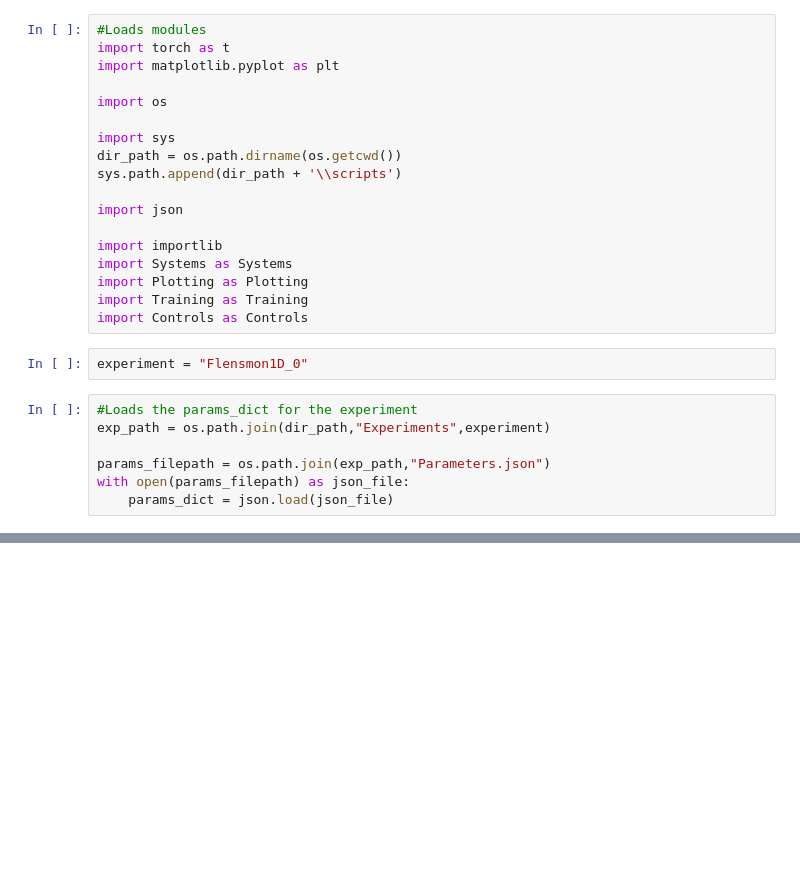
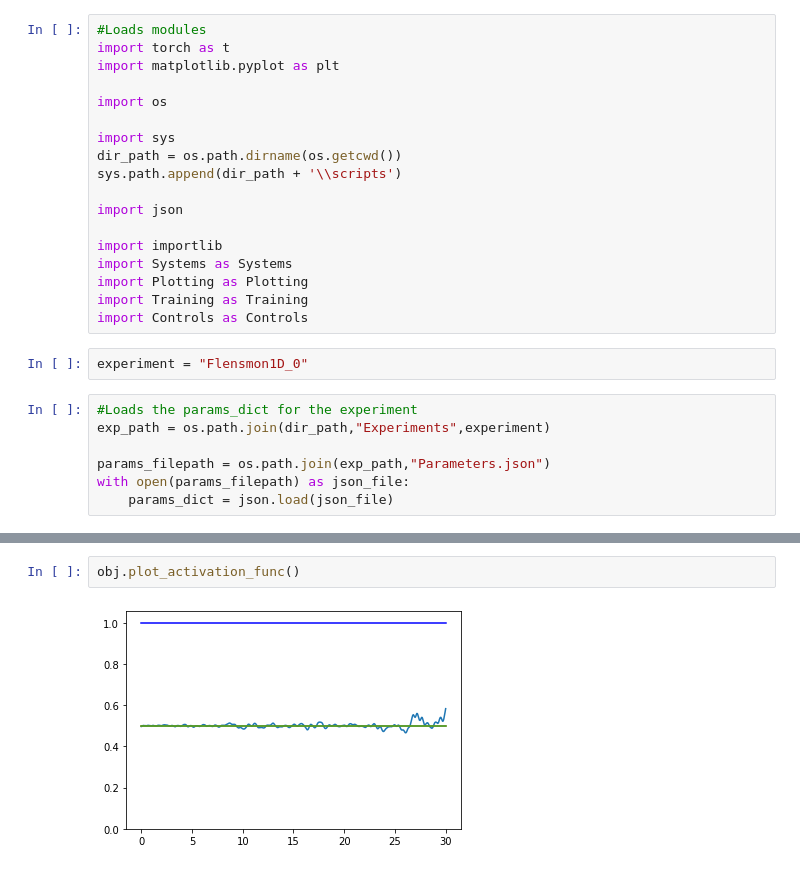
Before and after one commit to Vinther901/Quantum-Optimal-Control, a Jupyter notebook: 1DToyExample/RunExperiments.ipynb, the cells around one changed output, grey strips where cells are left out. Saved outputs shown, nothing was run; the diff lists cells and outputs as text; blank space fills up the shorter version.

```diff
--- a/1DToyExample/RunExperiments.ipynb
+++ b/1DToyExample/RunExperiments.ipynb
@@ -64,0 +84,4 @@ Right now the dimensions of the derivatives are not correct.
+# %%
+obj.plot_activation_func()
+# %% [output]
+[figure, added]
```
Also changed, not shown: parts of 8 cells of this notebook, 5 other files.
